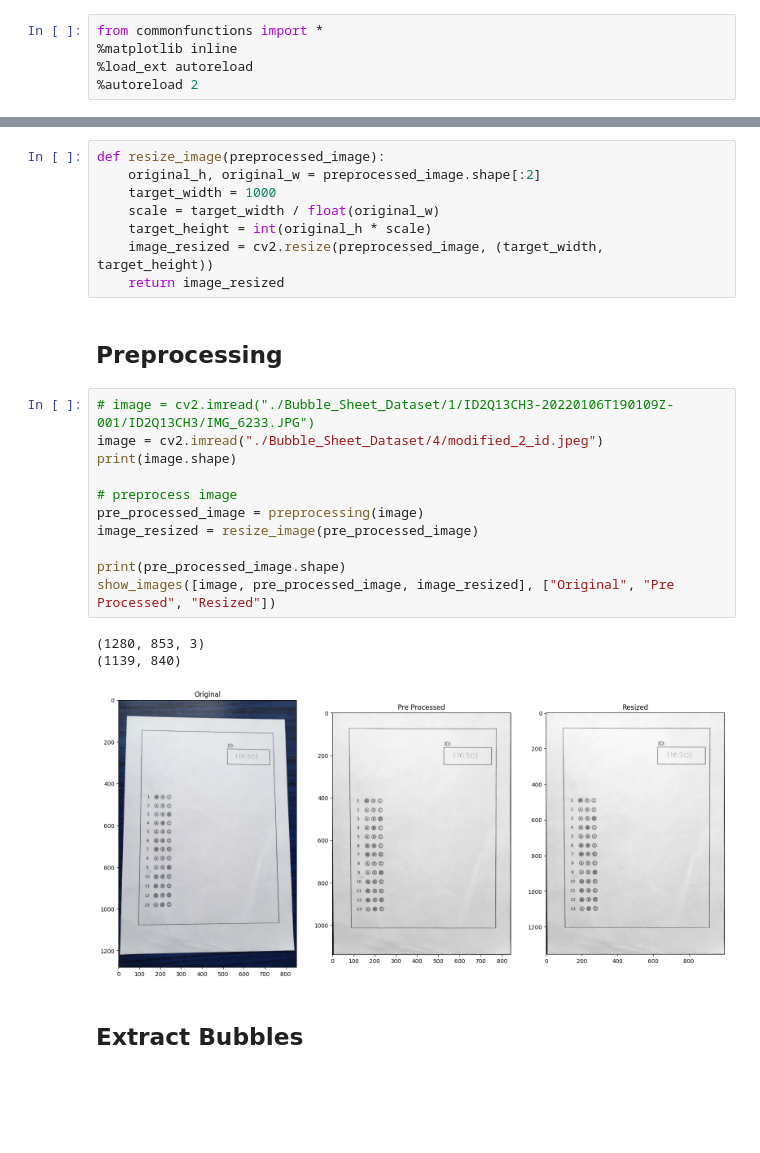
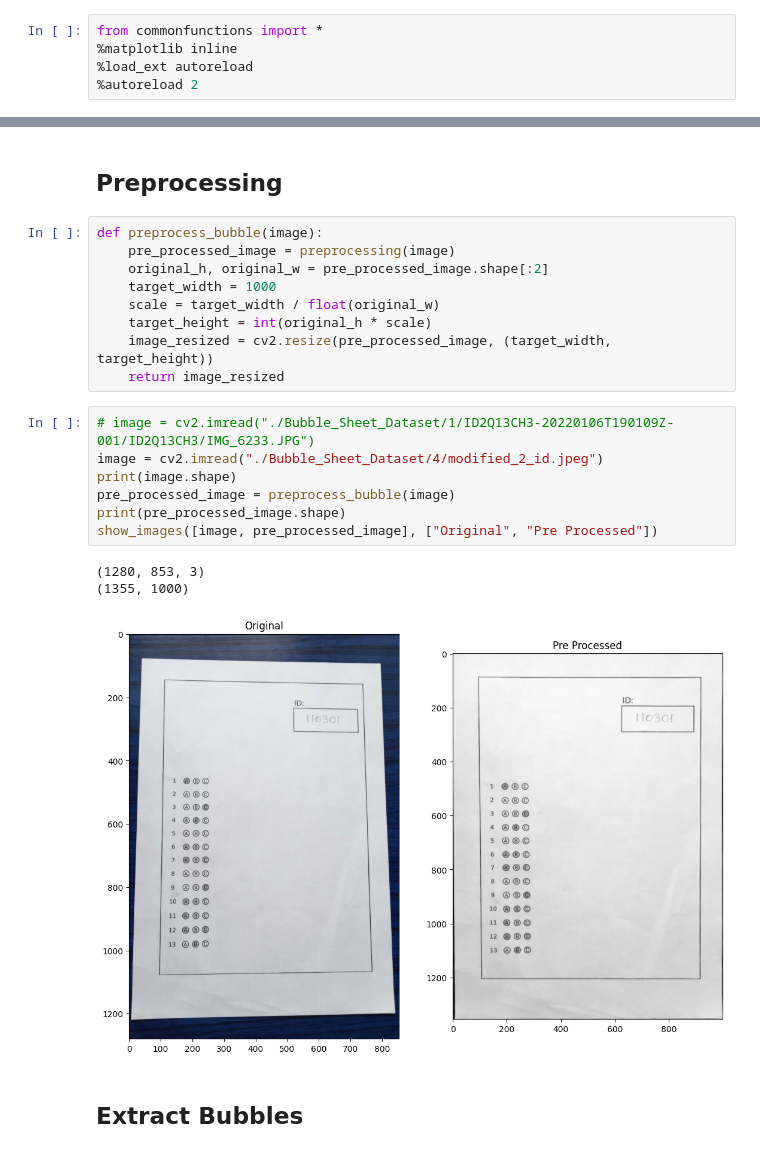
Before and after one commit to mariofouad/Grades-Auto-Filler, a Jupyter notebook: module_2.ipynb, the cells around one changed output, grey strips where cells are left out. Cells and saved outputs as stored; diff of their text form; blank space fills up the shorter version.

Commit message:
bubble sheet module completed

```diff
--- a/module_2.ipynb
+++ b/module_2.ipynb
@@ -16,28 +6,25 @@ from commonfunctions import *
-# %%
-def resize_image(preprocessed_image):
-    original_h, original_w = preprocessed_image.shape[:2]
-    target_width = 1000
-    scale = target_width / float(original_w)
-    target_height = int(original_h * scale)
-    image_resized = cv2.resize(preprocessed_image, (target_width, target_height))
-    return image_resized
 # %% [markdown]
 ## Preprocessing
+# %%
+def preprocess_bubble(image):
+    pre_processed_image = preprocessing(image)
+    original_h, original_w = pre_processed_image.shape[:2]
+    target_width = 1000
+    scale = target_width / float(original_w)
+    target_height = int(original_h * scale)
+    image_resized = cv2.resize(pre_processed_image, (target_width, target_height))
+    return image_resized
 # %%
 # image = cv2.imread("./Bubble_Sheet_Dataset/1/ID2Q13CH3-20220106T190109Z-001/ID2Q13CH3/IMG_6233.JPG")
 image = cv2.imread("./Bubble_Sheet_Dataset/4/modified_2_id.jpeg")
 print(image.shape)
-
-# preprocess image
-pre_processed_image = preprocessing(image)
-image_resized = resize_image(pre_processed_image)
-
+pre_processed_image = preprocess_bubble(image)
 print(pre_processed_image.shape)
-show_images([image, pre_processed_image, image_resized], ["Original", "Pre Processed", "Resized"])
+show_images([image, pre_processed_image], ["Original", "Pre Processed"])
 # %% [output]
 (1280, 853, 3)
-(1139, 840)
+(1355, 1000)
-[figure, old version]
+[figure, new version]
 # %% [markdown]
 ## Extract Bubbles
 # %%
```
Also changed, not shown: parts of 16 cells of this notebook, 2 other files.
